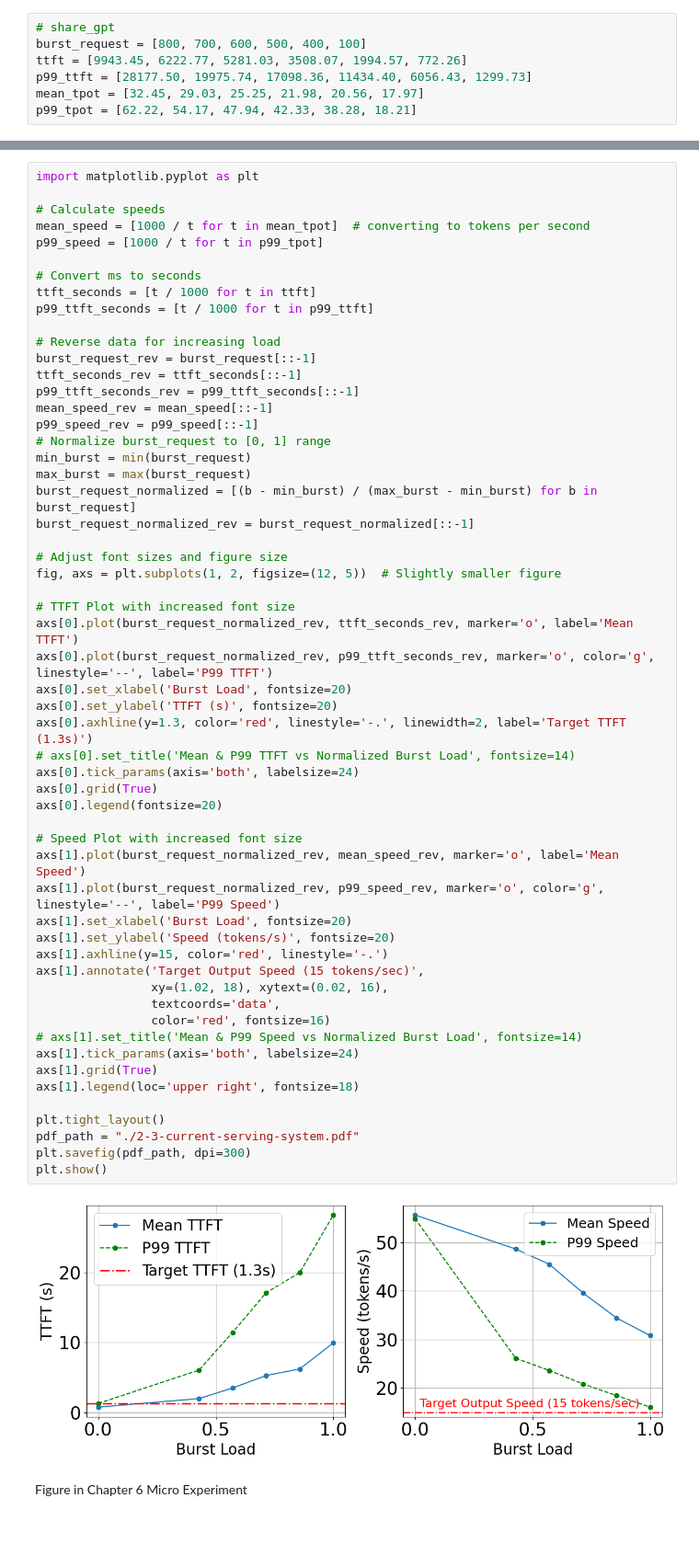
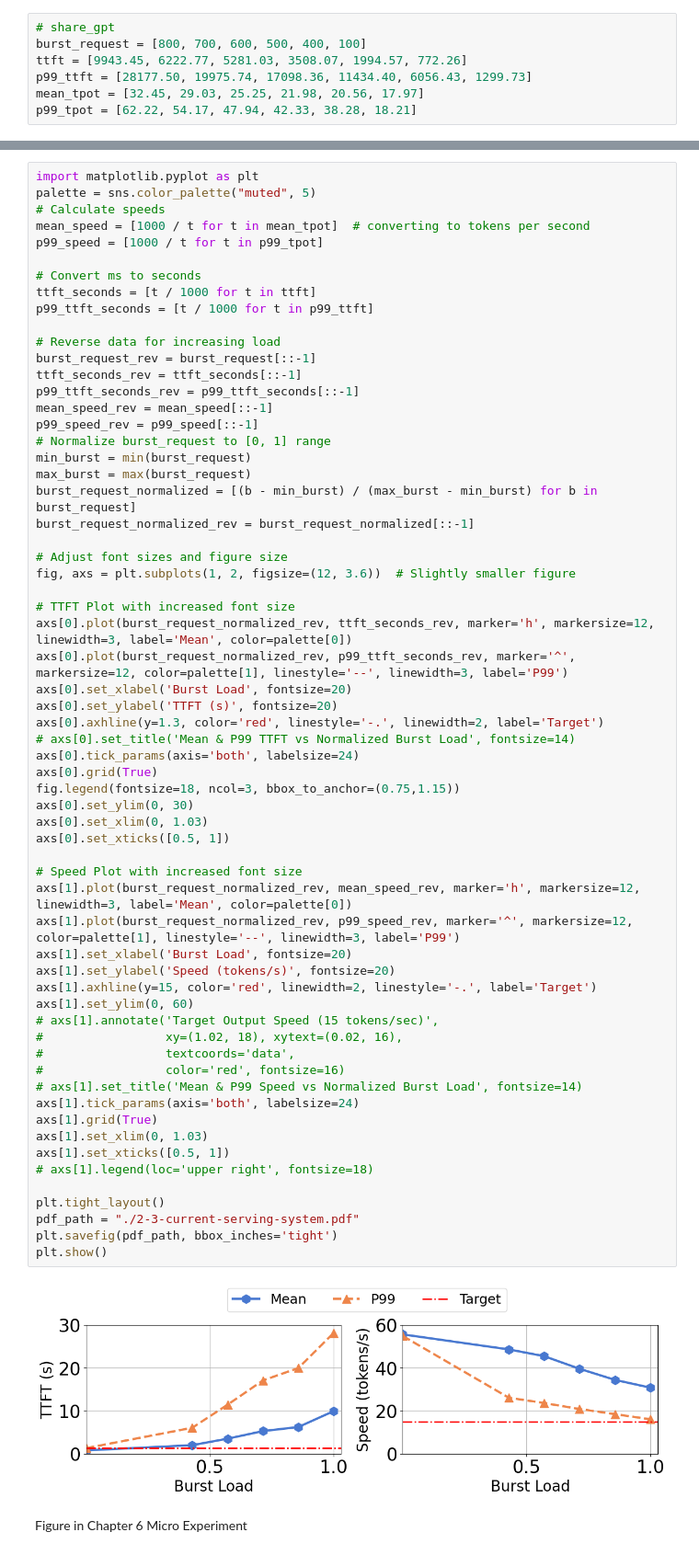
Before and after one commit to flyinglandlord/sglang, a Jupyter notebook: figures/figures.ipynb, the cells around one changed output, grey strips where cells are left out. Shown at 92% size. Drawn from its saved outputs; the diff is of its cells as text; blank space fills up the shorter version.

```diff
--- a/figures/figures.ipynb
+++ b/figures/figures.ipynb
@@ -102,6 +116,6 @@ p99_tpot = [62.22, 54.17, 47.94, 42.33, 38.28, 18.21]
 # %%
 import matplotlib.pyplot as plt
-
+palette = sns.color_palette("muted", 5)
 # Calculate speeds
 mean_speed = [1000 / t for t in mean_tpot]  # converting to tokens per second
 p99_speed = [1000 / t for t in p99_tpot]
@@ -115,48 +129,54 @@ burst_request_rev = burst_request[::-1]
 ttft_seconds_rev = ttft_seconds[::-1]
 p99_ttft_seconds_rev = p99_ttft_seconds[::-1]
 mean_speed_rev = mean_speed[::-1]
 p99_speed_rev = p99_speed[::-1]
 # Normalize burst_request to [0, 1] range
 min_burst = min(burst_request)
 max_burst = max(burst_request)
 burst_request_normalized = [(b - min_burst) / (max_burst - min_burst) for b in burst_request]
 burst_request_normalized_rev = burst_request_normalized[::-1]
 
 # Adjust font sizes and figure size
-fig, axs = plt.subplots(1, 2, figsize=(12, 5))  # Slightly smaller figure
+fig, axs = plt.subplots(1, 2, figsize=(12, 3.6))  # Slightly smaller figure
 
 # TTFT Plot with increased font size
-axs[0].plot(burst_request_normalized_rev, ttft_seconds_rev, marker='o', label='Mean TTFT')
-axs[0].plot(burst_request_normalized_rev, p99_ttft_seconds_rev, marker='o', color='g', linestyle='--', label='P99 TTFT')
+axs[0].plot(burst_request_normalized_rev, ttft_seconds_rev, marker='h', markersize=12, linewidth=3, label='Mean', color=palette[0])
+axs[0].plot(burst_request_normalized_rev, p99_ttft_seconds_rev, marker='^', markersize=12, color=palette[1], linestyle='--', linewidth=3, label='P99')
 axs[0].set_xlabel('Burst Load', fontsize=20)
 axs[0].set_ylabel('TTFT (s)', fontsize=20)
-axs[0].axhline(y=1.3, color='red', linestyle='-.', linewidth=2, label='Target TTFT (1.3s)')
+axs[0].axhline(y=1.3, color='red', linestyle='-.', linewidth=2, label='Target')
 # axs[0].set_title('Mean & P99 TTFT vs Normalized Burst Load', fontsize=14)
 axs[0].tick_params(axis='both', labelsize=24)
 axs[0].grid(True)
-axs[0].legend(fontsize=20)
+fig.legend(fontsize=18, ncol=3, bbox_to_anchor=(0.75,1.15))
+axs[0].set_ylim(0, 30)
+axs[0].set_xlim(0, 1.03)
+axs[0].set_xticks([0.5, 1])
 
 # Speed Plot with increased font size
-axs[1].plot(burst_request_normalized_rev, mean_speed_rev, marker='o', label='Mean Speed')
-axs[1].plot(burst_request_normalized_rev, p99_speed_rev, marker='o', color='g', linestyle='--', label='P99 Speed')
+axs[1].plot(burst_request_normalized_rev, mean_speed_rev, marker='h', markersize=12, linewidth=3, label='Mean', color=palette[0])
+axs[1].plot(burst_request_normalized_rev, p99_speed_rev, marker='^', markersize=12, color=palette[1], linestyle='--', linewidth=3, label='P99')
 axs[1].set_xlabel('Burst Load', fontsize=20)
 axs[1].set_ylabel('Speed (tokens/s)', fontsize=20)
-axs[1].axhline(y=15, color='red', linestyle='-.')
-axs[1].annotate('Target Output Speed (15 tokens/sec)',
-                xy=(1.02, 18), xytext=(0.02, 16),
-                textcoords='data',
-                color='red', fontsize=16)
+axs[1].axhline(y=15, color='red', linewidth=2, linestyle='-.', label='Target')
+axs[1].set_ylim(0, 60)
+# axs[1].annotate('Target Output Speed (15 tokens/sec)',
+#                 xy=(1.02, 18), xytext=(0.02, 16),
+#                 textcoords='data',
+#                 color='red', fontsize=16)
 # axs[1].set_title('Mean & P99 Speed vs Normalized Burst Load', fontsize=14)
 axs[1].tick_params(axis='both', labelsize=24)
 axs[1].grid(True)
-axs[1].legend(loc='upper right', fontsize=18)
+axs[1].set_xlim(0, 1.03)
+axs[1].set_xticks([0.5, 1])
+# axs[1].legend(loc='upper right', fontsize=18)
 
 plt.tight_layout()
 pdf_path = "./2-3-current-serving-system.pdf"
-plt.savefig(pdf_path, dpi=300)
+plt.savefig(pdf_path, bbox_inches='tight')
 plt.show()
 # %% [output]
-[figure, old version]
+[figure, new version]
 # %% [markdown]
 Figure in Chapter 6 Micro Experiment
 # %%
```
Also changed, not shown: parts of 8 cells of this notebook, 9 other files.
